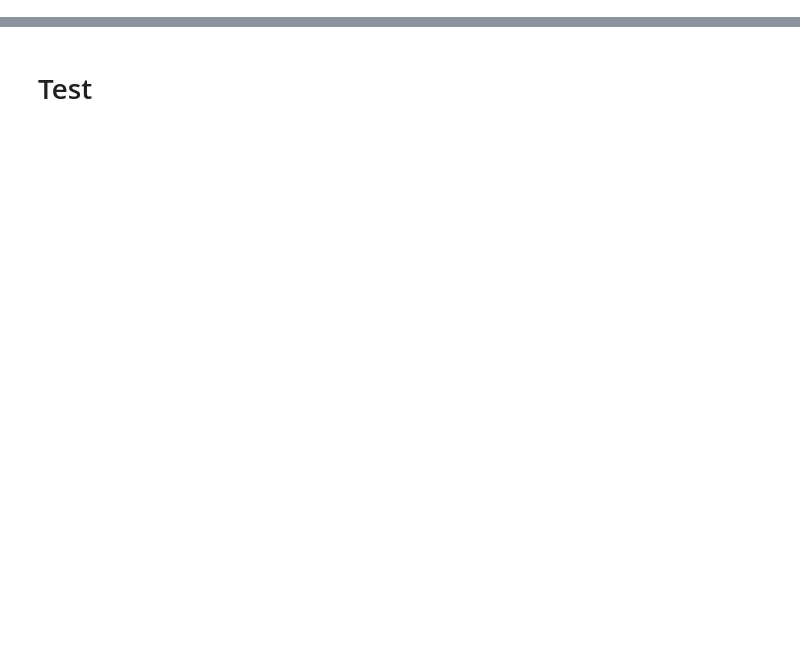
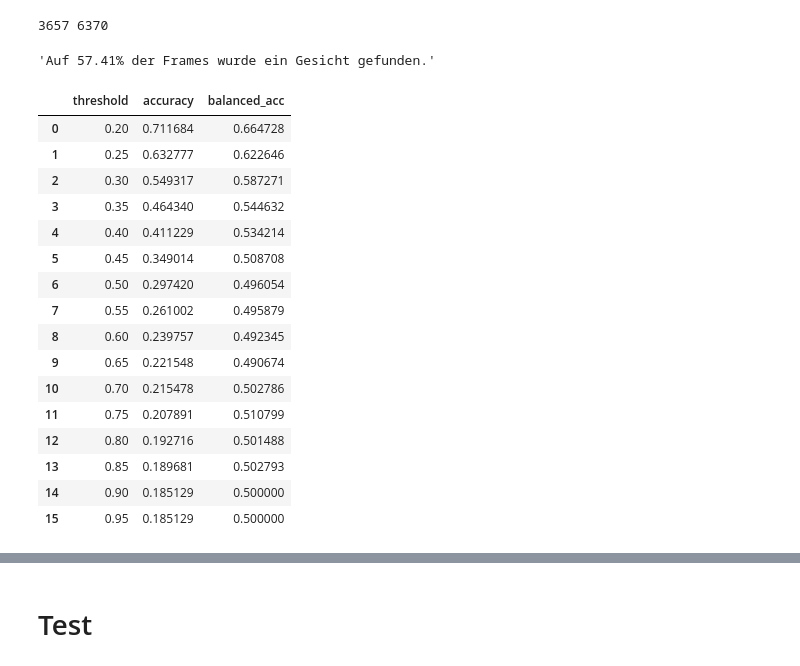
Before and after one commit to Johanniii/eye-contact-cnn, a Jupyter notebook: accuracy.ipynb, the cells around one changed output, grey strips where cells are left out. Saved outputs shown, nothing was run; the diff lists cells and outputs as text; code cells hidden in the pictures; blank space fills up the shorter version.

```diff
--- a/accuracy.ipynb
+++ b/accuracy.ipynb
@@ -20,0 +26,13 @@ def view(threshold, annotations, real):
+# %%
+def get_df_accs(merged):
+    accs = []
+    baccs = []
+    for threshold in np.arange(.2,1,.05):
+        accs.append(accuracy_score(merged.annotated, [int(x>threshold) for x in merged.acc]))
+        baccs.append(balanced_accuracy_score(merged.annotated, [int(x>threshold) for x in merged.acc]))
+
+    df = pd.DataFrame()
+    df["threshold"] = np.arange(.2,1,.05)
+    df["accuracy"] = accs
+    df["balanced_acc"] = baccs
+    return df
@@ -20,0 +57,25 @@ def view(threshold, annotations, real):
+# %%
+density(merged)
+# %% [output]
+3657 6370
+'Auf 57.41% der Frames wurde ein Gesicht gefunden.'
+# %%
+get_df_accs(merged)
+# %% [output]
+|  | threshold | accuracy | balanced_acc |
+| 0 | 0.20 | 0.711684 | 0.664728 |
+| 1 | 0.25 | 0.632777 | 0.622646 |
+| 2 | 0.30 | 0.549317 | 0.587271 |
+| 3 | 0.35 | 0.464340 | 0.544632 |
+| 4 | 0.40 | 0.411229 | 0.534214 |
+| 5 | 0.45 | 0.349014 | 0.508708 |
+| 6 | 0.50 | 0.297420 | 0.496054 |
+| 7 | 0.55 | 0.261002 | 0.495879 |
+| 8 | 0.60 | 0.239757 | 0.492345 |
+| 9 | 0.65 | 0.221548 | 0.490674 |
+| 10 | 0.70 | 0.215478 | 0.502786 |
+| 11 | 0.75 | 0.207891 | 0.510799 |
+| 12 | 0.80 | 0.192716 | 0.501488 |
+| 13 | 0.85 | 0.189681 | 0.502793 |
+| 14 | 0.90 | 0.185129 | 0.500000 |
+| 15 | 0.95 | 0.185129 | 0.500000 |
```
Also changed, not shown: parts of 21 cells of this notebook.
